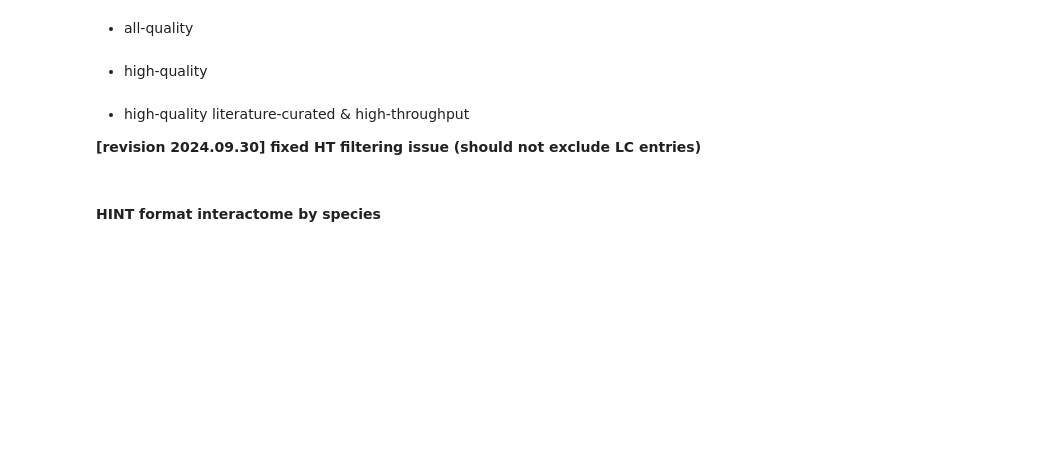
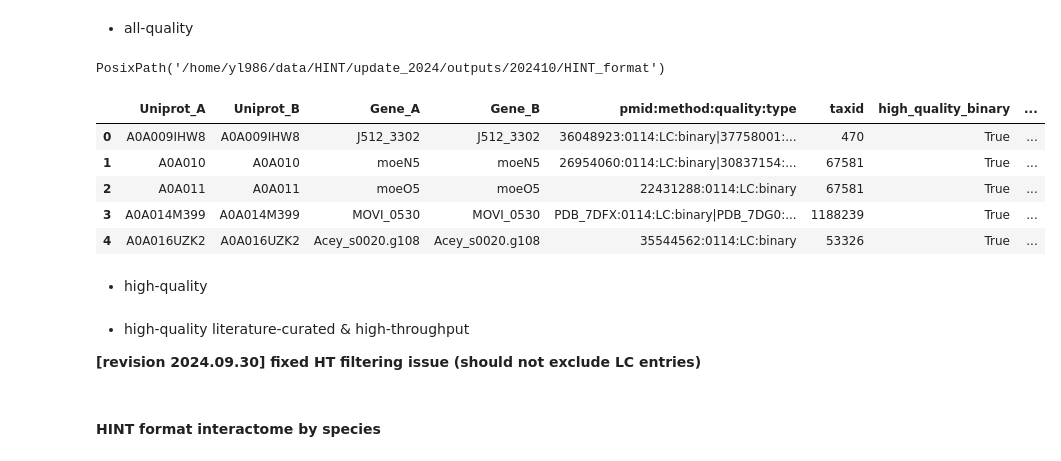
Before and after one commit to haiyuan-yu-lab/HINT_preprocess, a Jupyter notebook: 4-HINT_data_curation.ipynb, the cells around one changed output. Cells and saved outputs as stored; diff of their text form; code cells hidden in the pictures; blank space fills up the shorter version.

```diff
--- a/4-HINT_data_curation.ipynb
+++ b/4-HINT_data_curation.ipynb
@@ -1215,0 +1302,2 @@ ppi_output.head()
+# %%
+ppi2pdb = ppi_pdb_all.groupby('ppi').agg({'PDBSources': lambda x: ';'.join(sorted(set(x)))}).to_dict()['PDBSources']
@@ -1215,0 +1308,2 @@ ppi_output.head()
+# %%
+ppi2pdb.update(ppi_pdb_all.groupby('ppi_rev').agg({'PDBSources': lambda x: ';'.join(sorted(set(x)))}).to_dict()['PDBSources'])
@@ -1215,0 +1321,2 @@ ppi_output.head()
+# %%
+ppi_output['PDB_IDs'] = ppi_output['ppi'].apply(lambda x: ppi2pdb.get(x, np.nan))
@@ -1227,4 +1338,4 @@ def update_evidence(ev_string, keyword, sep='|'):
             udpate_parts.append(p)
     return '|'.join(udpate_parts)
 # %%
-cols = cols + ['in_pdb_source']
+cols = cols + ['in_pdb_source', 'PDB_IDs']
@@ -1236,6 +1360,19 @@ ppi_output_cocomp = ppi_output.query('is_cocomp == True')[cols].drop(['high_qual
 ppi_output_cocomp['pmid:method:quality:type'] = ppi_output_cocomp['pmid:method:quality:type'].apply(lambda x: update_evidence(x, 'co-complex'))
 # %% [markdown]
 * all-quality
+# %%
+hint_output_root
+# %% [output]
+PosixPath('/home/yl986/data/HINT/update_2024/outputs/202410/HINT_format')
+# %%
+ppi_output[cols].head()
+# %% [output]
+|  | Uniprot_A | Uniprot_B | Gene_A | Gene_B | pmid:method:quality:type | taxid | high_quality_binary | ... |
+| 0 | A0A009IHW8 | A0A009IHW8 | J512_3302 | J512_3302 | 36048923:0114:LC:binary|37758001:... | 470 | True | ... |
+| 1 | A0A010 | A0A010 | moeN5 | moeN5 | 26954060:0114:LC:binary|30837154:... | 67581 | True | ... |
+| 2 | A0A011 | A0A011 | moeO5 | moeO5 | 22431288:0114:LC:binary | 67581 | True | ... |
+| 3 | A0A014M399 | A0A014M399 | MOVI_0530 | MOVI_0530 | PDB_7DFX:0114:LC:binary|PDB_7DG0:... | 1188239 | True | ... |
+| 4 | A0A016UZK2 | A0A016UZK2 | Acey_s0020.g108 | Acey_s0020.g108 | 35544562:0114:LC:binary | 53326 | True | ... |
 # %%
 ppi_output[cols].to_csv(hint_output_root / 'both_all.txt', index=False, sep='\t')
 # ppi_output.query('is_binary == True')[cols].to_csv(hint_output_root / 'binary_all.txt', index=False, sep='\t')
```
Also changed, not shown: parts of 34 cells of this notebook.
